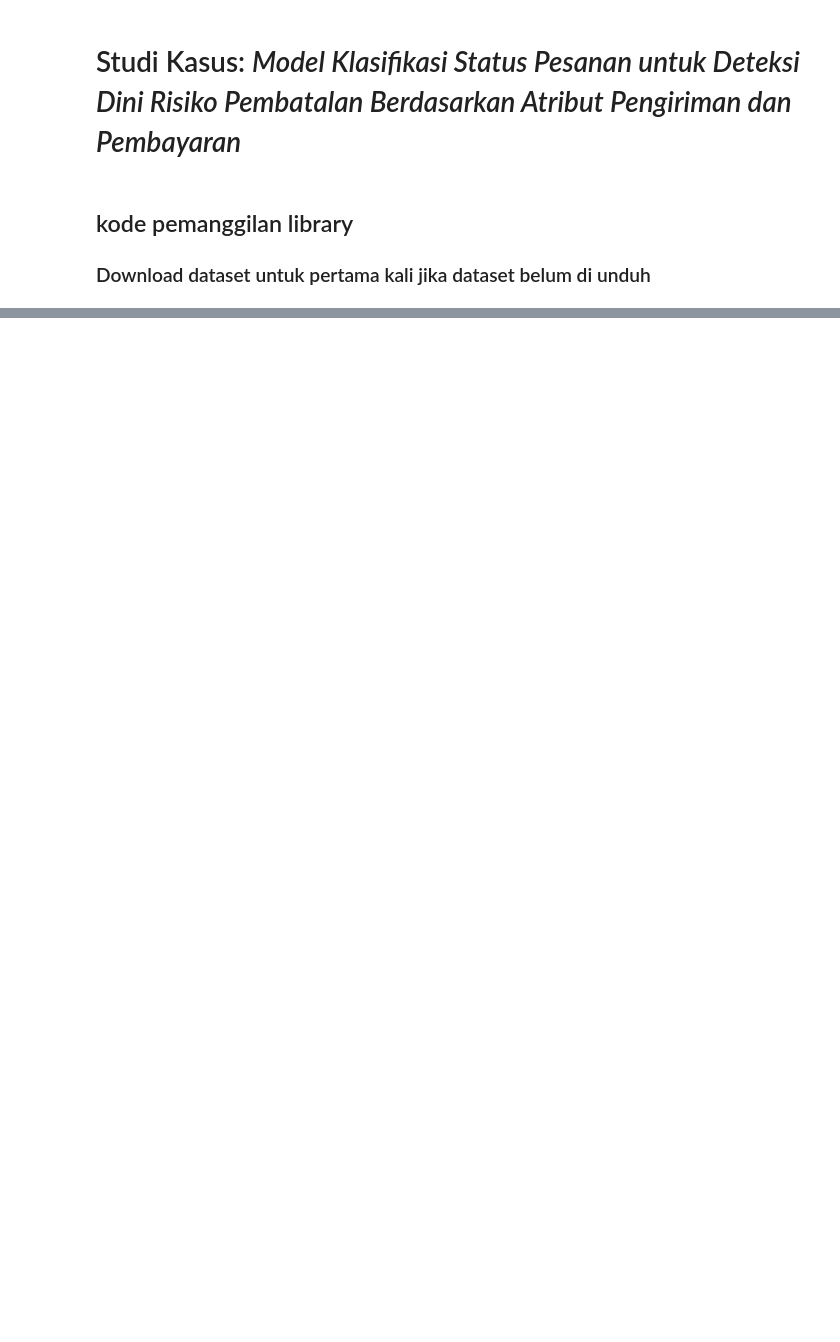
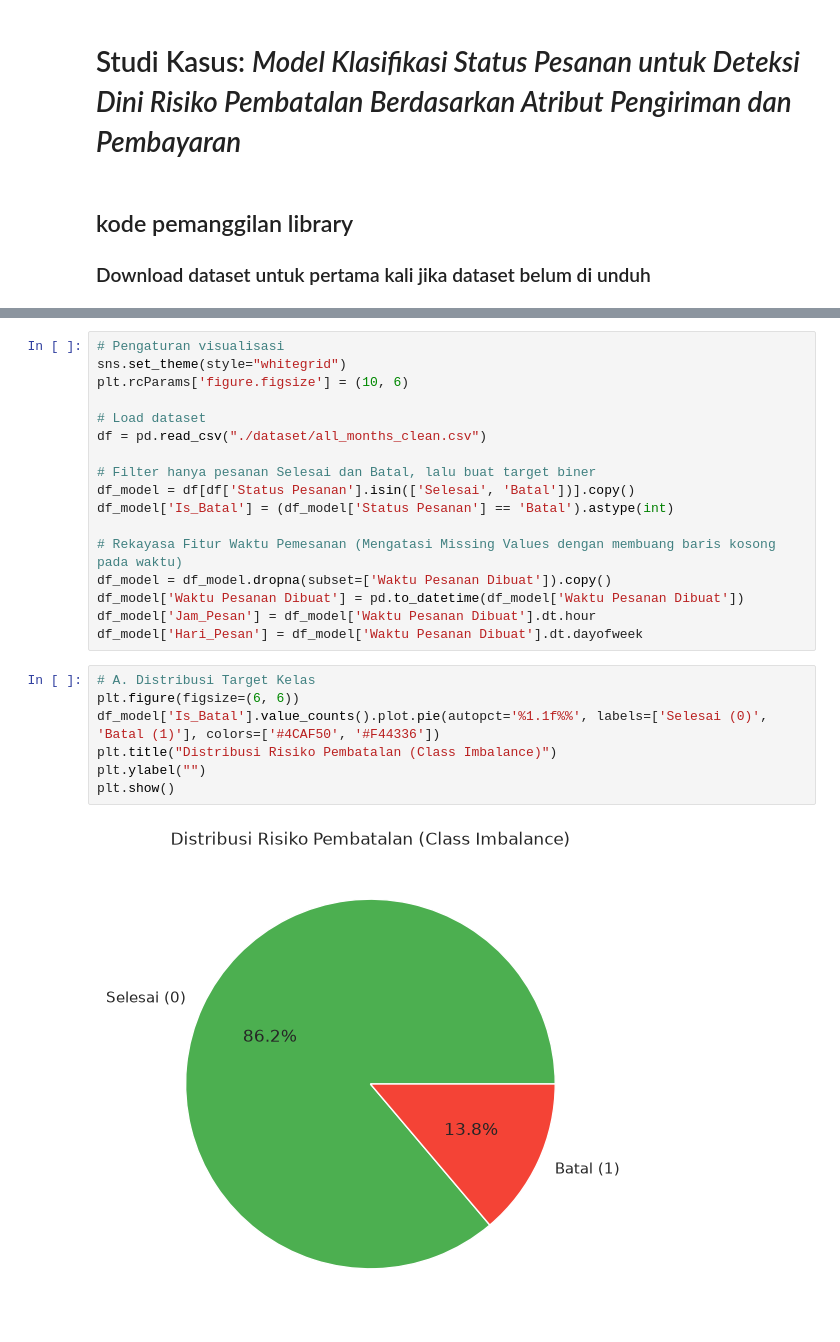
Before and after one commit to Morxidia/17_IF-B_wkwkwk, a Jupyter notebook: main.ipynb, the cells around one changed output, grey strips where cells are left out. Saved outputs shown, nothing was run; the diff lists cells and outputs as text; blank space fills up the shorter version.

```diff
--- a/main.ipynb
+++ b/main.ipynb
@@ -35,0 +169,26 @@ df.head(8)
+# %%
+# Pengaturan visualisasi
+sns.set_theme(style="whitegrid")
+plt.rcParams['figure.figsize'] = (10, 6)
+
+# Load dataset
+df = pd.read_csv("./dataset/all_months_clean.csv")
+
+# Filter hanya pesanan Selesai dan Batal, lalu buat target biner
+df_model = df[df['Status Pesanan'].isin(['Selesai', 'Batal'])].copy()
+df_model['Is_Batal'] = (df_model['Status Pesanan'] == 'Batal').astype(int)
+
+# Rekayasa Fitur Waktu Pemesanan (Mengatasi Missing Values dengan membuang baris kosong pada waktu)
+df_model = df_model.dropna(subset=['Waktu Pesanan Dibuat']).copy()
+df_model['Waktu Pesanan Dibuat'] = pd.to_datetime(df_model['Waktu Pesanan Dibuat'])
+df_model['Jam_Pesan'] = df_model['Waktu Pesanan Dibuat'].dt.hour
+df_model['Hari_Pesan'] = df_model['Waktu Pesanan Dibuat'].dt.dayofweek
+# %%
+# A. Distribusi Target Kelas
+plt.figure(figsize=(6, 6))
+df_model['Is_Batal'].value_counts().plot.pie(autopct='%1.1f%%', labels=['Selesai (0)', 'Batal (1)'], colors=['#4CAF50', '#F44336'])
+plt.title("Distribusi Risiko Pembatalan (Class Imbalance)")
+plt.ylabel("")
+plt.show()
+# %% [output]
+[figure, added]
```
Also changed, not shown: parts of 8 cells of this notebook.
